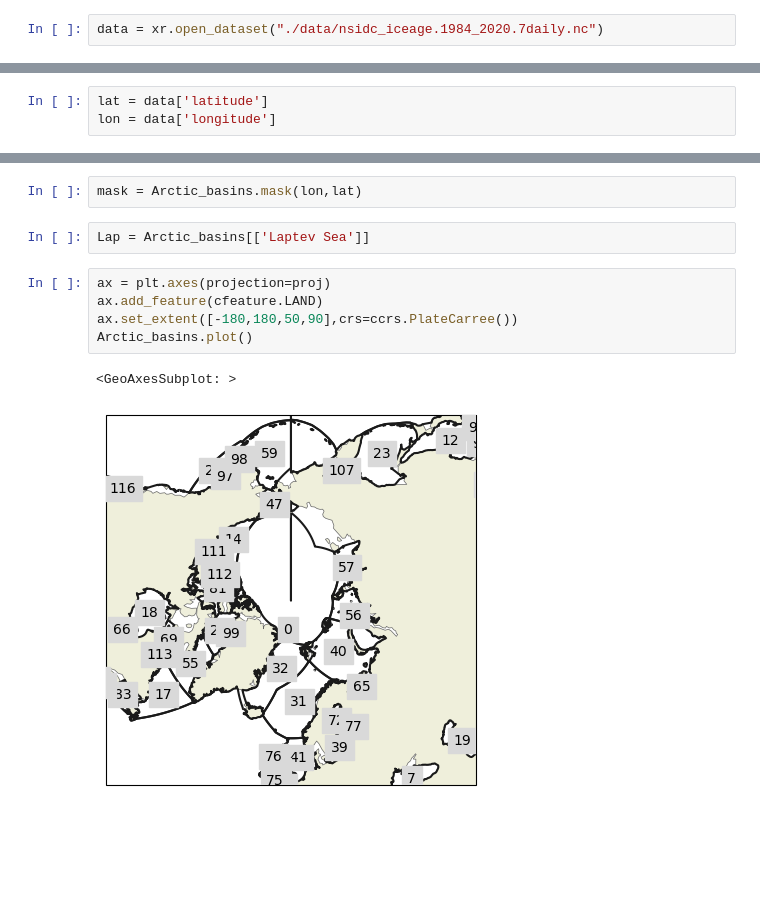
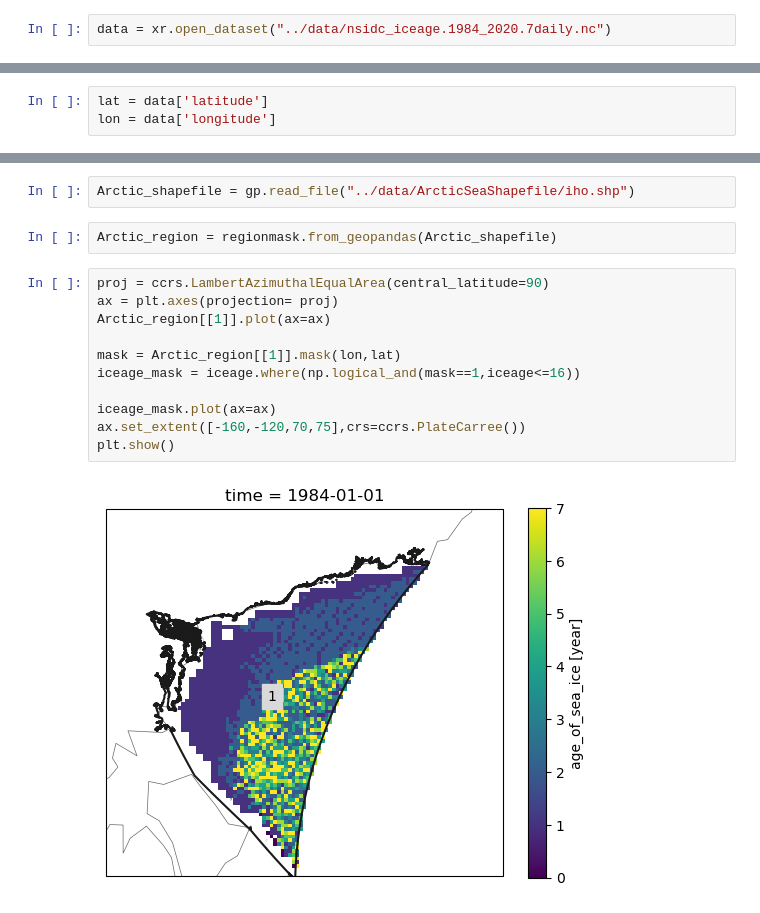
Before and after one commit to shanqi1998/ArcticZone, a Jupyter notebook: test.ipynb, the cells around one changed output, grey strips where cells are left out. Cells and saved outputs as stored; diff of their text form; blank space fills up the shorter version.

```diff
--- a/test.ipynb
+++ b/test.ipynb
@@ -8,5 +9,5 @@ import regionmask
 # %%
-data = xr.open_dataset("./data/nsidc_iceage.1984_2020.7daily.nc")
+data = xr.open_dataset("../data/nsidc_iceage.1984_2020.7daily.nc")
 # %%
 iceage = data.age_of_sea_ice[0,:,:]
 # %%
@@ -37,12 +16,17 @@ sorted(Arctic_basins.names)
-# %%
-mask = Arctic_basins.mask(lon,lat)
-# %%
-Lap = Arctic_basins[['Laptev Sea']]
-# %%
-ax = plt.axes(projection=proj)
-ax.add_feature(cfeature.LAND)
-ax.set_extent([-180,180,50,90],crs=ccrs.PlateCarree())
-Arctic_basins.plot()
-# %% [output]
-<GeoAxesSubplot: >
-[figure, removed]
+# %%
+Arctic_shapefile = gp.read_file("../data/ArcticSeaShapefile/iho.shp")
+# %%
+Arctic_region = regionmask.from_geopandas(Arctic_shapefile)
+# %%
+proj = ccrs.LambertAzimuthalEqualArea(central_latitude=90)
+ax = plt.axes(projection= proj)
+Arctic_region[[1]].plot(ax=ax)
+
+mask = Arctic_region[[1]].mask(lon,lat)
+iceage_mask = iceage.where(np.logical_and(mask==1,iceage<=16))
+
+iceage_mask.plot(ax=ax)
+ax.set_extent([-160,-120,70,75],crs=ccrs.PlateCarree())
+plt.show()
+# %% [output]
+[figure, added]
```
Also changed, not shown: parts of 4 cells of this notebook.
